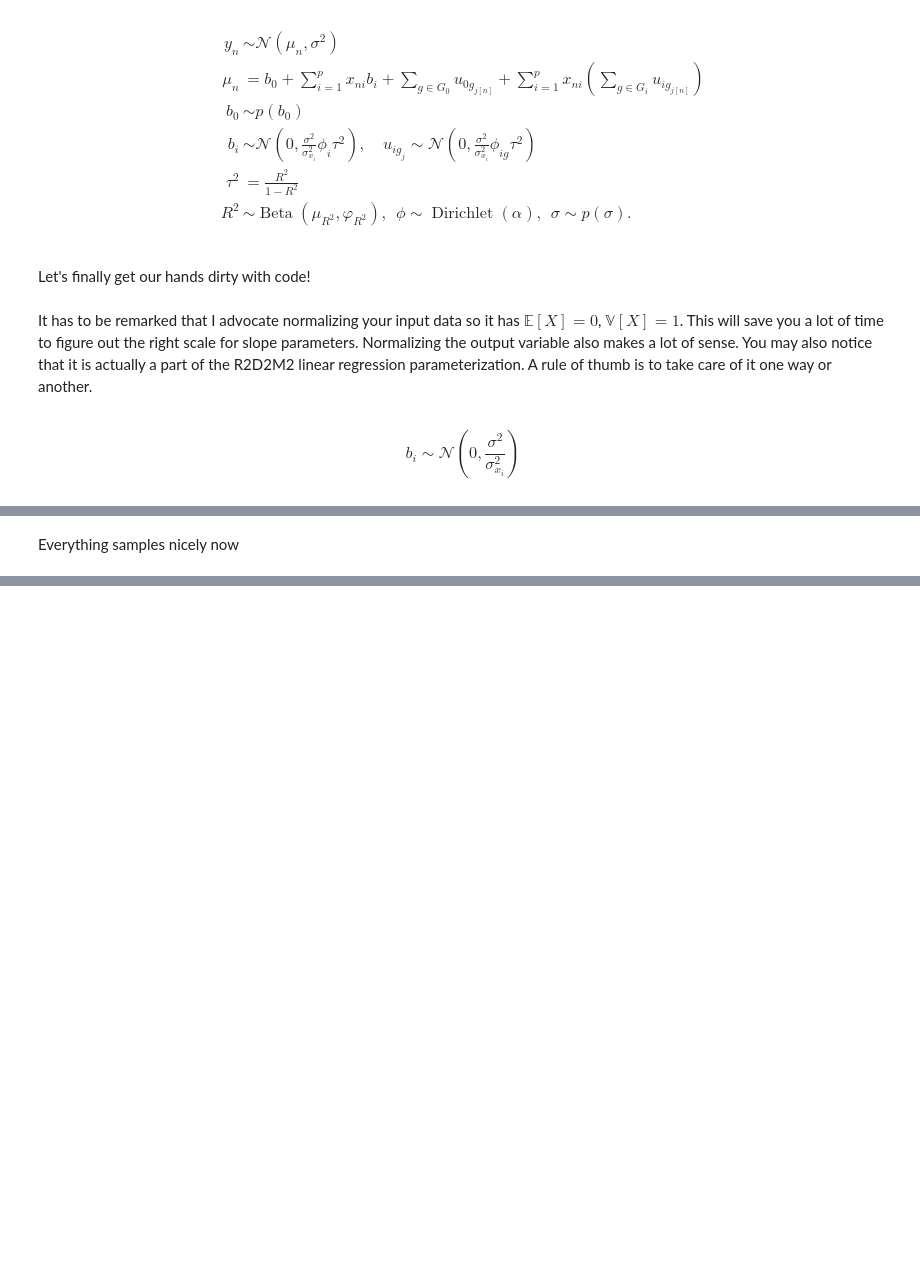
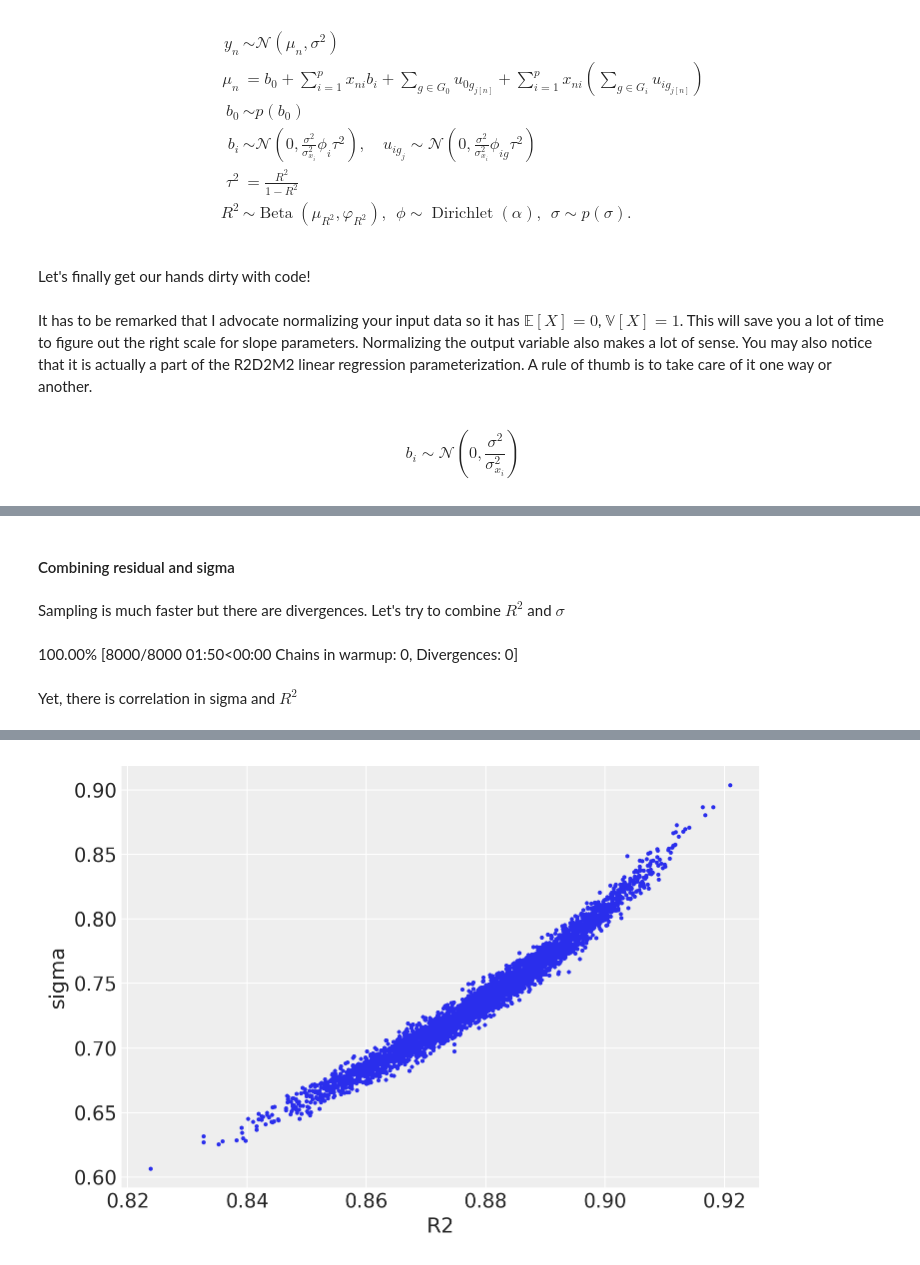
Before and after one commit to ferrine/blog, a Jupyter notebook: source/posts/2023/r2d2m2/post.ipynb, the cells around one changed output, grey strips where cells are left out. Drawn from its saved outputs; the diff is of its cells as text; code cells hidden in the pictures; blank space fills up the shorter version.

```diff
--- a/source/posts/2023/r2d2m2/post.ipynb
+++ b/source/posts/2023/r2d2m2/post.ipynb
@@ -185,2 +236,4 @@ trace1 = nutpie.sample(compiled_model1)
+# %% [markdown]
+#### Combining residual and sigma
 # %% [markdown]
-Everything samples nicely now
+Sampling is much faster but there are divergences. Let's try to combine $R^2$ and $\sigma$
@@ -187,3 +283,15 @@ Everything samples nicely now
+# %%
+with create_non_centered_model_2() as model_sigma_attached:
+    trace2 = pm.sample(nuts_sampler="nutpie")
+# %% [output]
+100.00% [8000/8000 01:50<00:00 Chains in warmup: 0, Divergences: 0]
+# %% [markdown]
+Yet, there is correlation in sigma and $R^2$
 # %%
-az.plot_pair(trace1, var_names=["phi", "coef_raw", "R2"], coords=dict(variable="MedInc"));
+az.plot_pair(
+    trace2,
+    var_names=["R2", "sigma"],
+    coords=dict(variable="MedInc"),
+    divergences=True,
+);
 # %% [output]
@@ -190,0 +298 @@ az.plot_pair(trace1, var_names=["phi", "coef_raw", "R2"], coords=dict(variable="
+[figure, added]
```
Also changed, not shown: parts of 31 cells of this notebook.
